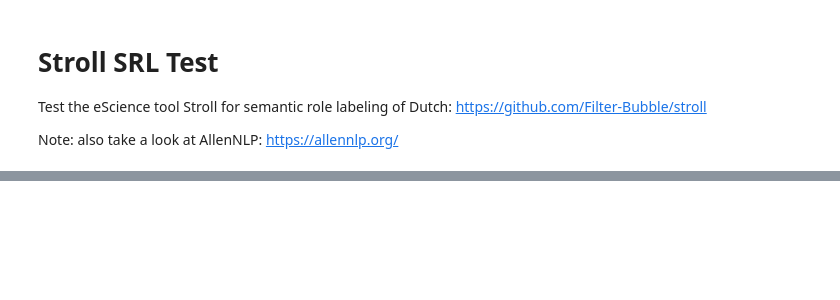
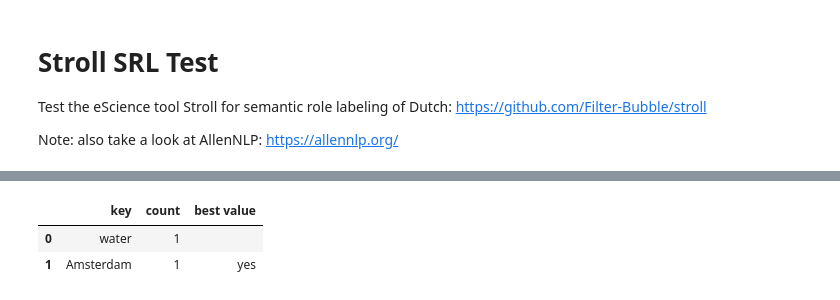
Before and after one commit to navigating-stories/notebooks, a Jupyter notebook: stroll_srl_test.ipynb, the cells around one changed output, grey strips where cells are left out. Saved outputs shown, nothing was run; the diff lists cells and outputs as text; code cells hidden in the pictures; blank space fills up the shorter version.

```diff
--- a/stroll_srl_test.ipynb
+++ b/stroll_srl_test.ipynb
@@ -191,0 +241,14 @@ nlp_table_df[:30]
+# %%
+def get_locations(srl_table_df):
+    locations = {}
+    for i, row in srl_table_df.iterrows():
+        if row["ArgM-LOC"] != "":
+            location = row["ArgM-LOC"]
+        else:
+            location = ""
+        if location != "":
+            if location in locations:
+                locations[location] += 1
+            else:
+                locations[location] = 1
+    return locations
@@ -191,0 +289,6 @@ nlp_table_df[:30]
+# %%
+show_results(get_locations(srl_table_df))
+# %% [output]
+|  | key | count | best value |
+| 0 | water | 1 |  |
+| 1 | Amsterdam | 1 | yes |
```
Also changed, not shown: parts of 19 cells of this notebook.
